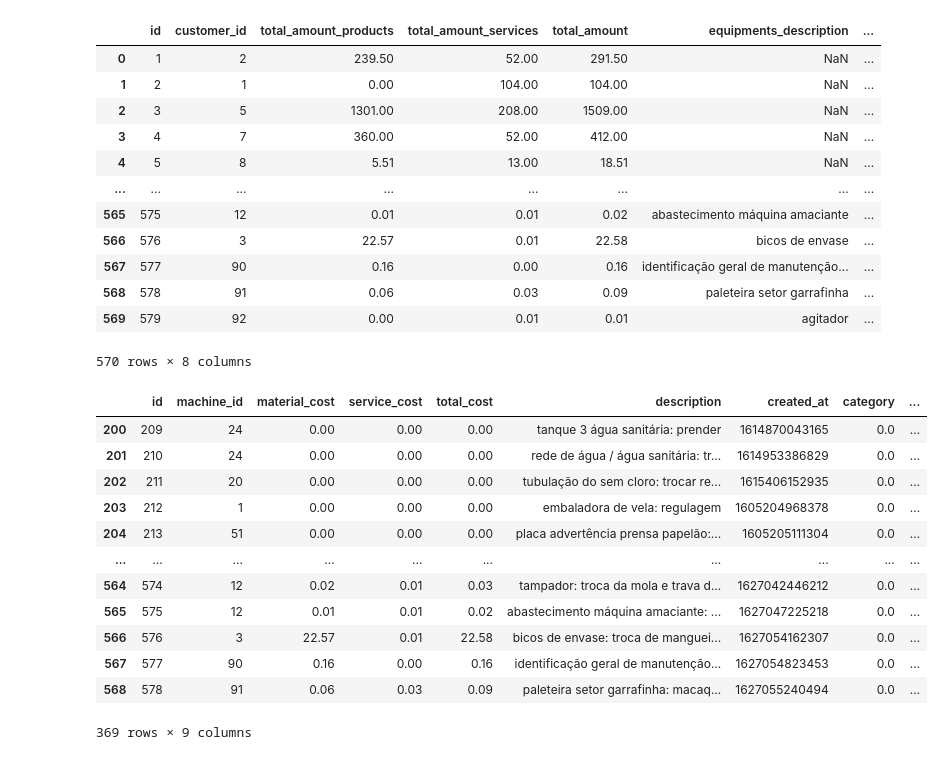
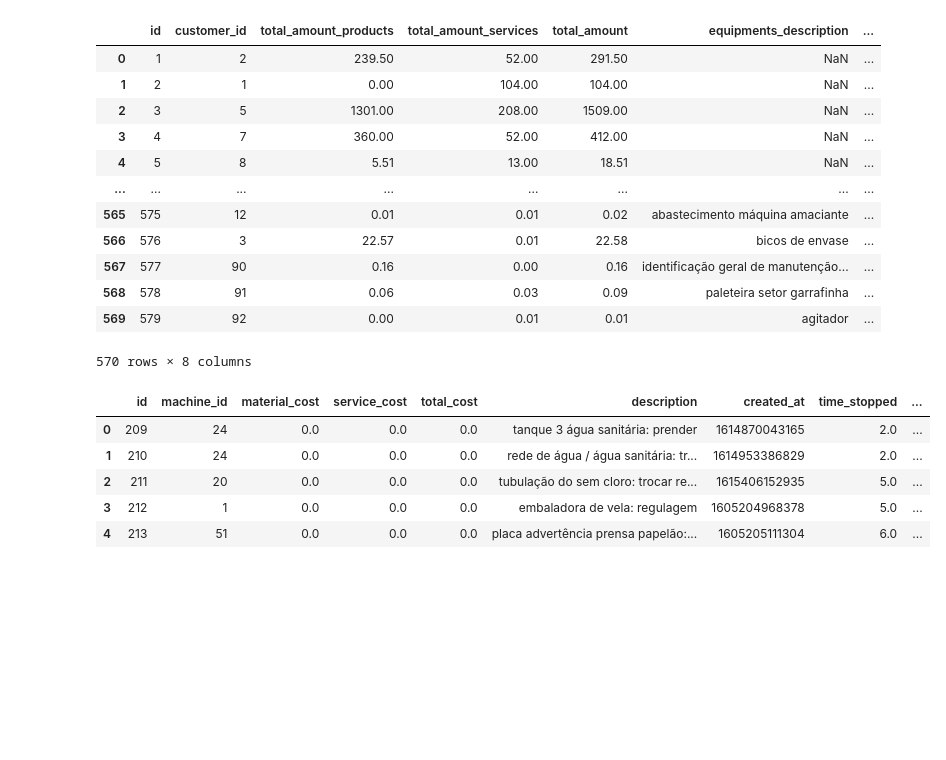
Before and after one commit to LucasWestfal/romme-net-raw-data-processing, a Jupyter notebook: ocurrencies.ipynb, the cells around one changed output. Saved outputs shown, nothing was run; the diff lists cells and outputs as text; code cells hidden in the pictures; blank space fills up the shorter version.

```diff
--- a/ocurrencies.ipynb
+++ b/ocurrencies.ipynb
@@ -86,36 +86,33 @@ ocurrencies.drop('equipments_description',
 # %%
 ocurrencies.columns = ["id", "machine_id", "material_cost", "service_cost", "total_cost", "description", "created_at"]
 # %%
-list_of_zeros = [0]*569
+list_of_twos = [2]*569
 
 time_stopped = []
 for i in range(1,570):
     time = numpy.random.choice(numpy.arange(1, 11), p=[0.1, 0.2, 0.3, 0.2, 0.1, 0.05, 0.02, 0.02, 0.005, 0.005])
     time_stopped.append(time)
 # %%
-df1 = pandas.DataFrame(numpy.array(list_of_zeros), columns=['category'])
+df1 = pandas.DataFrame(numpy.array(list_of_twos), columns=['category'])
 df2 = pandas.DataFrame(numpy.array(time_stopped), columns=['time_stopped'])
 
-ocurrencies = pandas.concat([ocurrencies, df1, df2], axis = 1)
+ocurrencies = pandas.concat([ocurrencies, df2, df1], axis = 1)
 # %%
 # note que até a entrada 200 os dados não são úteis
 # %%
 ocurrencies = ocurrencies.iloc[200:-1]
 # %%
-ocurrencies
+ocurrencies.reset_index(inplace=True)
+ocurrencies.drop(['index'],
+  axis='columns', inplace=True)
-# %% [output]
-|  | id | machine_id | material_cost | service_cost | total_cost | description | created_at | category | ... |
-| 200 | 209 | 24 | 0.00 | 0.00 | 0.00 | tanque 3 água sanitária: prender | 1614870043165 | 0.0 | ... |
-| 201 | 210 | 24 | 0.00 | 0.00 | 0.00 | rede de água / água sanitária: tr... | 1614953386829 | 0.0 | ... |
-| 202 | 211 | 20 | 0.00 | 0.00 | 0.00 | tubulação do sem cloro: trocar re... | 1615406152935 | 0.0 | ... |
-| 203 | 212 | 1 | 0.00 | 0.00 | 0.00 | embaladora de vela: regulagem | 1605204968378 | 0.0 | ... |
-| 204 | 213 | 51 | 0.00 | 0.00 | 0.00 | placa advertência prensa papelão:... | 1605205111304 | 0.0 | ... |
-| ... | ... | ... | ... | ... | ... | ... | ... | ... | ... |
-| 564 | 574 | 12 | 0.02 | 0.01 | 0.03 | tampador: troca da mola e trava d... | 1627042446212 | 0.0 | ... |
-| 565 | 575 | 12 | 0.01 | 0.01 | 0.02 | abastecimento máquina amaciante: ... | 1627047225218 | 0.0 | ... |
-| 566 | 576 | 3 | 22.57 | 0.01 | 22.58 | bicos de envase: troca de manguei... | 1627054162307 | 0.0 | ... |
-| 567 | 577 | 90 | 0.16 | 0.00 | 0.16 | identificação geral de manutenção... | 1627054823453 | 0.0 | ... |
-| 568 | 578 | 91 | 0.06 | 0.03 | 0.09 | paleteira setor garrafinha: macaq... | 1627055240494 | 0.0 | ... |
-369 rows × 9 columns
+# %%
+ocurrencies.head()
+# %% [output]
+|  | id | machine_id | material_cost | service_cost | total_cost | description | created_at | time_stopped | ... |
+| 0 | 209 | 24 | 0.0 | 0.0 | 0.0 | tanque 3 água sanitária: prender | 1614870043165 | 2.0 | ... |
+| 1 | 210 | 24 | 0.0 | 0.0 | 0.0 | rede de água / água sanitária: tr... | 1614953386829 | 2.0 | ... |
+| 2 | 211 | 20 | 0.0 | 0.0 | 0.0 | tubulação do sem cloro: trocar re... | 1615406152935 | 5.0 | ... |
+| 3 | 212 | 1 | 0.0 | 0.0 | 0.0 | embaladora de vela: regulagem | 1605204968378 | 5.0 | ... |
+| 4 | 213 | 51 | 0.0 | 0.0 | 0.0 | placa advertência prensa papelão:... | 1605205111304 | 6.0 | ... |
 # %%
 ocurrencies.to_csv('ocurrencies.csv')
```
Also changed, not shown: 4 other files.
